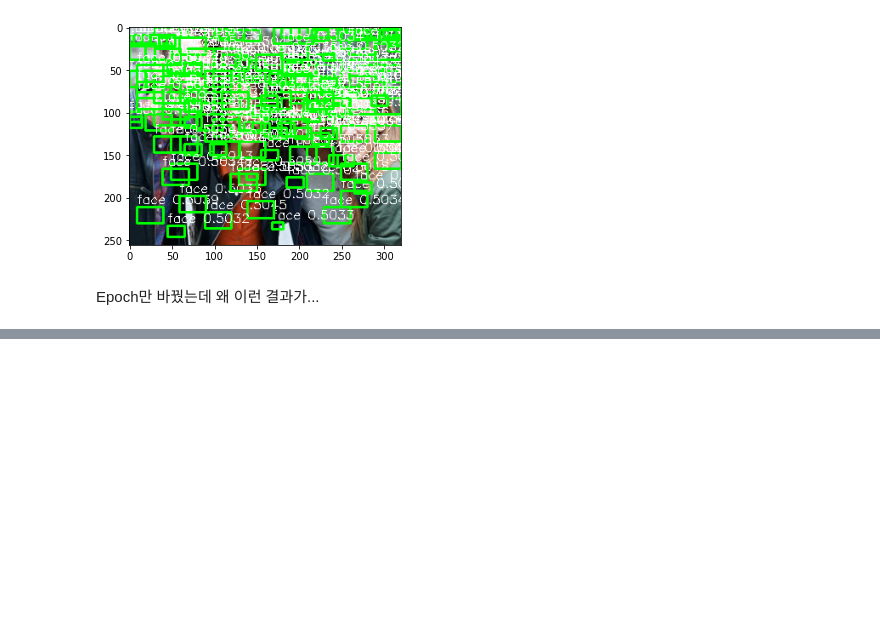
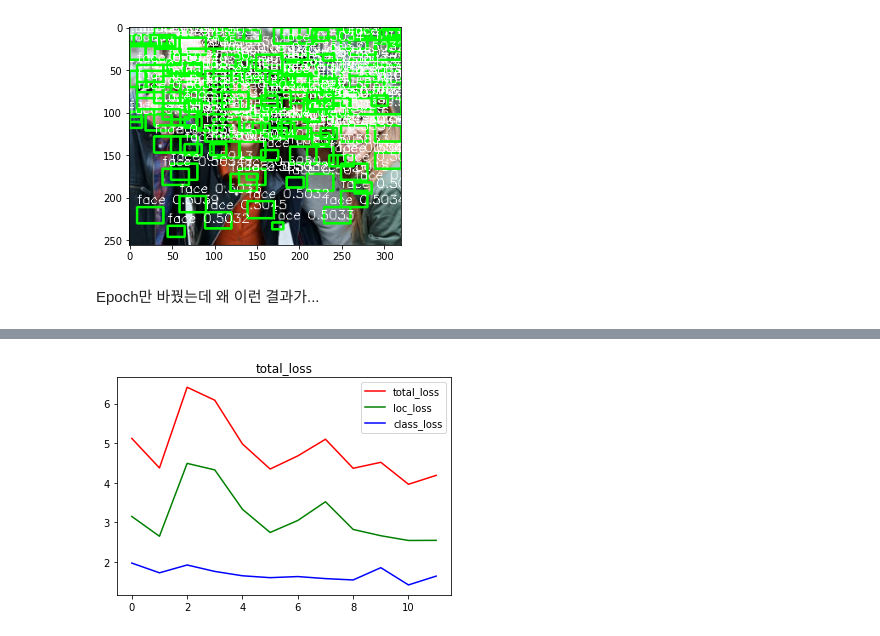
Before and after one commit to DevHDL/AIFFEL, a Jupyter notebook: Project/GoingDeeper-05/GoingDeeper05.ipynb, the cells around one changed output, grey strips where cells are left out. Cells and saved outputs as stored; diff of their text form; code cells hidden in the pictures; blank space fills up the shorter version.

```diff
--- a/Project/GoingDeeper-05/GoingDeeper05.ipynb
+++ b/Project/GoingDeeper-05/GoingDeeper05.ipynb
@@ -1024,0 +1029,27 @@ Epoch만 바꿨는데 왜 이런 결과가...
+# %%
+model = SsdModel(
+    image_size=(320,256),
+    labels=['background', 'face']
+)
+
+# epochs : 12
+EPOCHS = 12
+
+history_12 ={}
+history_12['total_loss']=[]
+history_12['loc_loss']=[]
+history_12['class_loss']=[]
+
+for epoch in range(0, EPOCHS):
+    for step, (inputs, labels) in enumerate(train_dataset.take(steps_per_epoch)):
+        load_t0 = time.time()
+        total_loss, losses = train_step(inputs, labels)
+        load_t1 = time.time()
+        batch_time = load_t1 - load_t0
+        print(f"\rEpoch: {epoch + 1}/{EPOCHS} | Batch {step + 1}/{steps_per_epoch} | Batch time {batch_time:.3f} || Loss: {total_loss:.6f} | loc loss:{losses['loc']:.6f} | class loss:{losses['class']:.6f} ",end = '',flush=True)
+
+    history_12['total_loss'].append(total_loss)
+    history_12['loc_loss'].append(losses['loc'])
+    history_12['class_loss'].append(losses['class'])
+
+model.save_weights(f'model/weights_epochs_{EPOCHS}.h5')
@@ -1024,0 +1058,9 @@ Epoch만 바꿨는데 왜 이런 결과가...
+# %%
+plt.plot(history_12['total_loss'], 'r', label='total_loss')
+plt.plot(history_12['loc_loss'], 'g', label='loc_loss')
+plt.plot(history_12['class_loss'], 'b', label='class_loss')
+plt.title('total_loss')
+plt.legend()
+plt.show()
+# %% [output]
+[figure, added]
```
Also changed, not shown: parts of 15 cells of this notebook.
